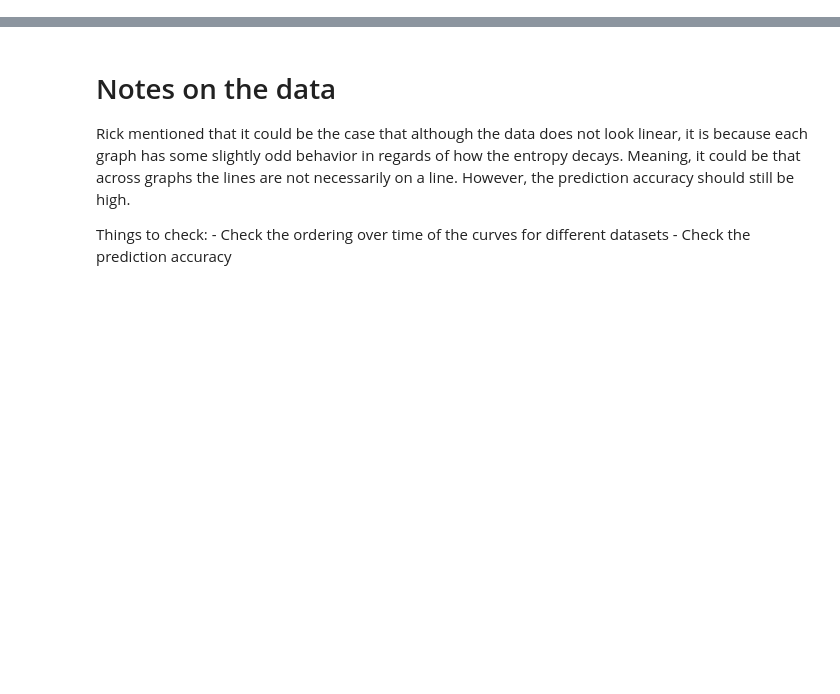
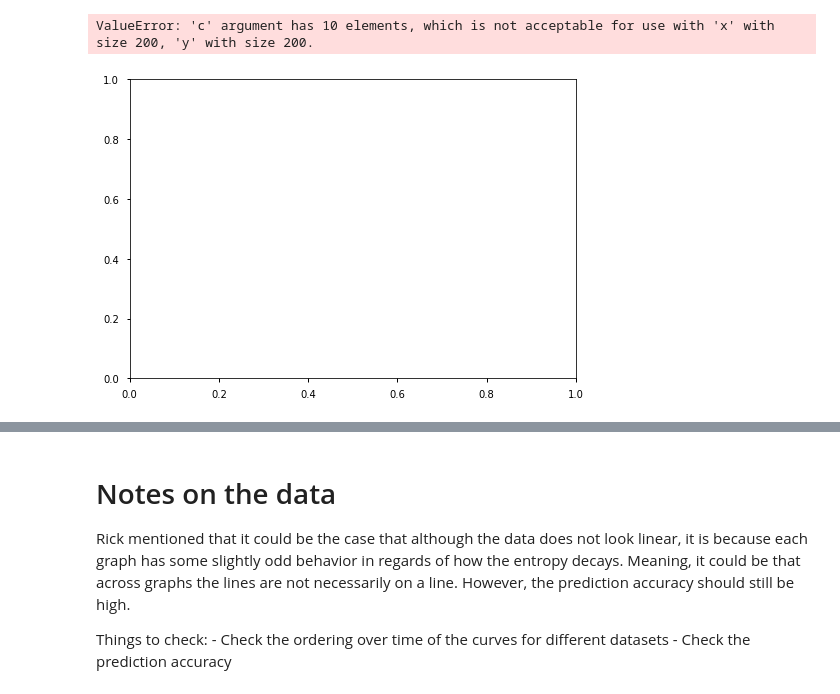
Before and after one commit to cvanelteren/information_impact, a Jupyter notebook: Notebooks/random graphs dashboard.ipynb, the cells around one changed output, grey strips where cells are left out. Cells and saved outputs as stored; diff of their text form; code cells hidden in the pictures; blank space fills up the shorter version.

```diff
--- a/Notebooks/random graphs dashboard.ipynb
+++ b/Notebooks/random graphs dashboard.ipynb
@@ -68,4 +65,15 @@ for k, setting in tqdm(settings.items()):
     with mp.Pool(mp.cpu_count()) as p:
         auc = np.asarray(p.map(worker, v)).reshape(s[:-1])
     aucs[k] = auc
+# %%
+fig, ax = plt.subplots()
+sets = [0, 1]
+for k, v in aucs.items():
+    v = v.squeeze()
+    colors = plt.cm.tab20(range(v.shape[-1]))
+    ax.scatter(*v[sets], color = colors)
+fig.show()
+# %% [output]
+ValueError: 'c' argument has 10 elements, which is not acceptable for use with 'x' with size 200, 'y' with size 200.
+[figure, added]
 # %%
```
Also changed, not shown: parts of 4 cells of this notebook, 12 other files.
